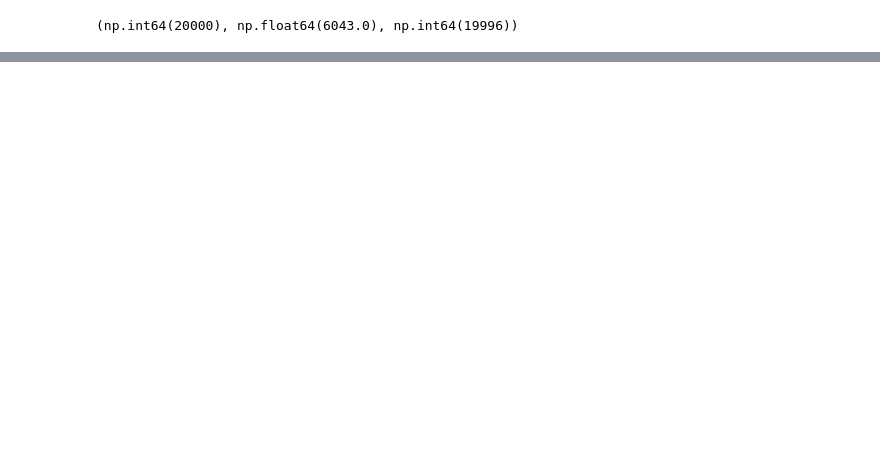
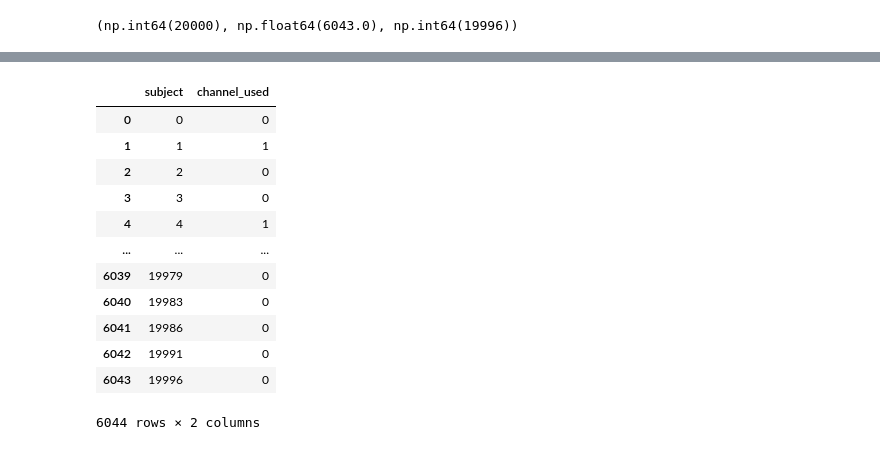
Before and after one commit to sanhitamj/ecg_unravel, a Jupyter notebook: notebooks/raw_traces_removal.ipynb, the cells around one changed output, grey strips where cells are left out. Cells and saved outputs as stored; diff of their text form; code cells hidden in the pictures; blank space fills up the shorter version.

```diff
--- a/notebooks/raw_traces_removal.ipynb
+++ b/notebooks/raw_traces_removal.ipynb
@@ -90,0 +187,16 @@ df_meta = df_summ[['subject', 'channel', 'n_peaks', 'peaks', 'new_subject_id']].
+# %%
+df_meta.groupby('subject').channel_used.max().reset_index()
+# %% [output]
+|  | subject | channel_used |
+| 0 | 0 | 0 |
+| 1 | 1 | 1 |
+| 2 | 2 | 0 |
+| 3 | 3 | 0 |
+| 4 | 4 | 1 |
+| ... | ... | ... |
+| 6039 | 19979 | 0 |
+| 6040 | 19983 | 0 |
+| 6041 | 19986 | 0 |
+| 6042 | 19991 | 0 |
+| 6043 | 19996 | 0 |
+6044 rows × 2 columns
```
Also changed, not shown: parts of 11 cells of this notebook.
